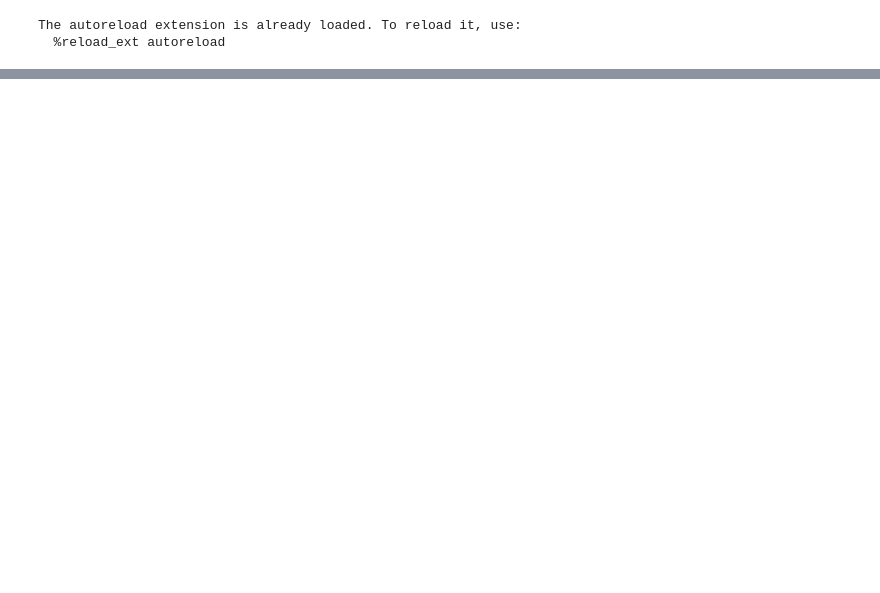
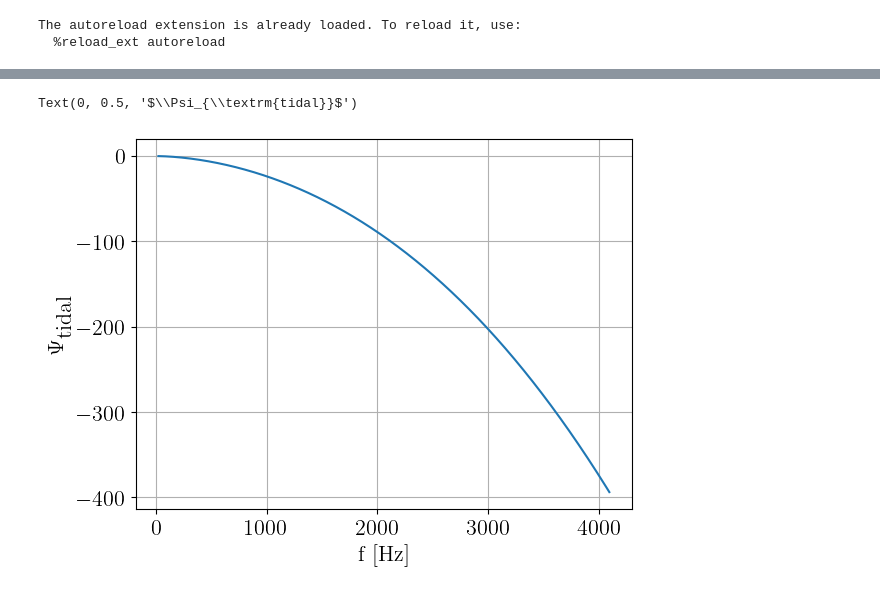
Before and after one commit to ThibeauWouters/ripple, a Jupyter notebook: notebooks/Phase_contributions_TaylorF2.ipynb, the cells around one changed output, grey strips where cells are left out. Saved outputs shown, nothing was run; the diff lists cells and outputs as text; code cells hidden in the pictures; blank space fills up the shorter version.

```diff
--- a/notebooks/Phase_contributions_TaylorF2.ipynb
+++ b/notebooks/Phase_contributions_TaylorF2.ipynb
@@ -138,0 +148,11 @@ Text(0, 0.5, '$\\Psi_{\\textrm{tidal}}$')
+# %%
+#Same plot, different method (check if im not stupid)
+phasing_coeffs, _ = TaylorF2.get_PNPhasing_F2(m1, m2, chi1, chi2, lambda1, lambda2)
+psi_tidal2 = (phasing_coeffs["10PN"]*v**10 + phasing_coeffs["12PN"]*v**12 + phasing_coeffs["13PN"]*v**13 + phasing_coeffs["14PN"]*v**14 + phasing_coeffs["15PN"]*v**15) * v**(-5)
+
+plt.plot(fs, psi_tidal2)
+plt.xlabel("f [Hz]")
+plt.ylabel(r"$\Psi_{\textrm{tidal}}$")
+# %% [output]
+Text(0, 0.5, '$\\Psi_{\\textrm{tidal}}$')
+[figure, added]
```
Also changed, not shown: parts of 8 cells of this notebook.
